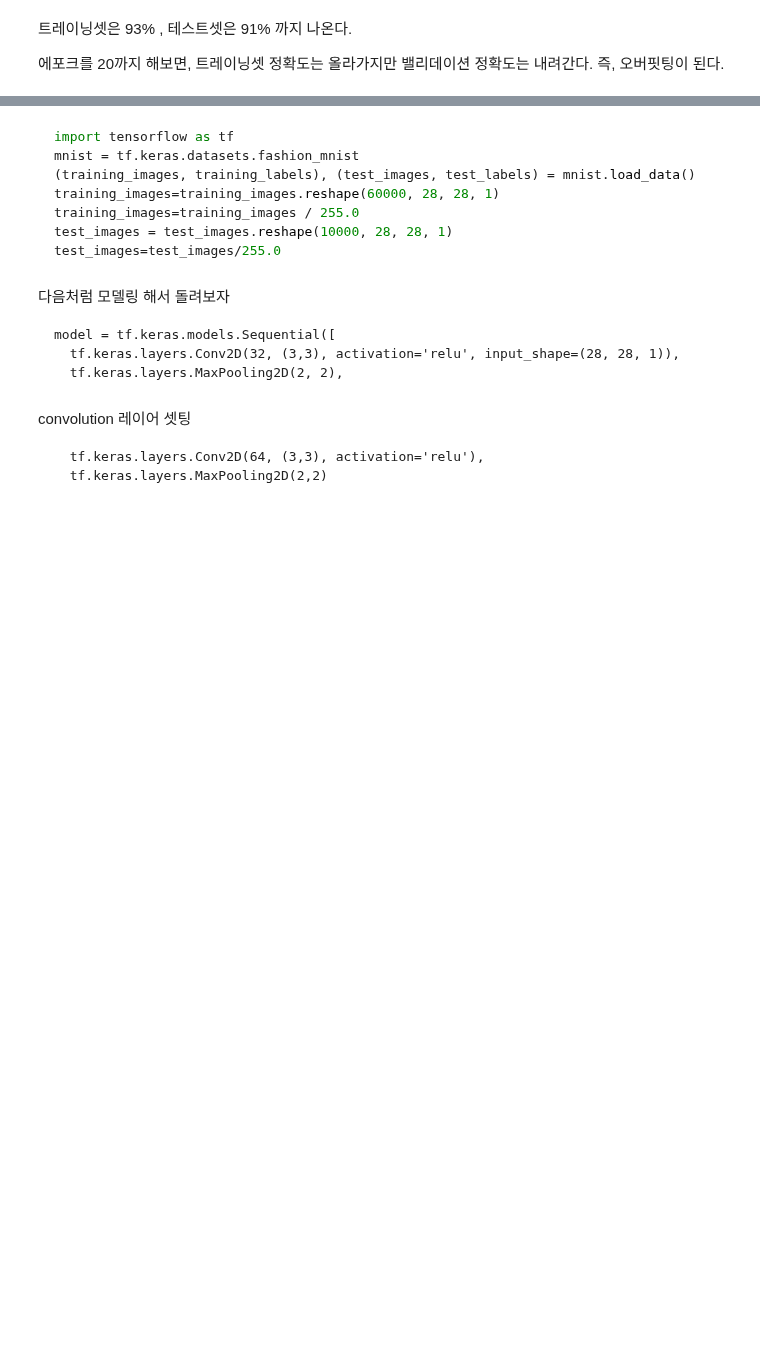
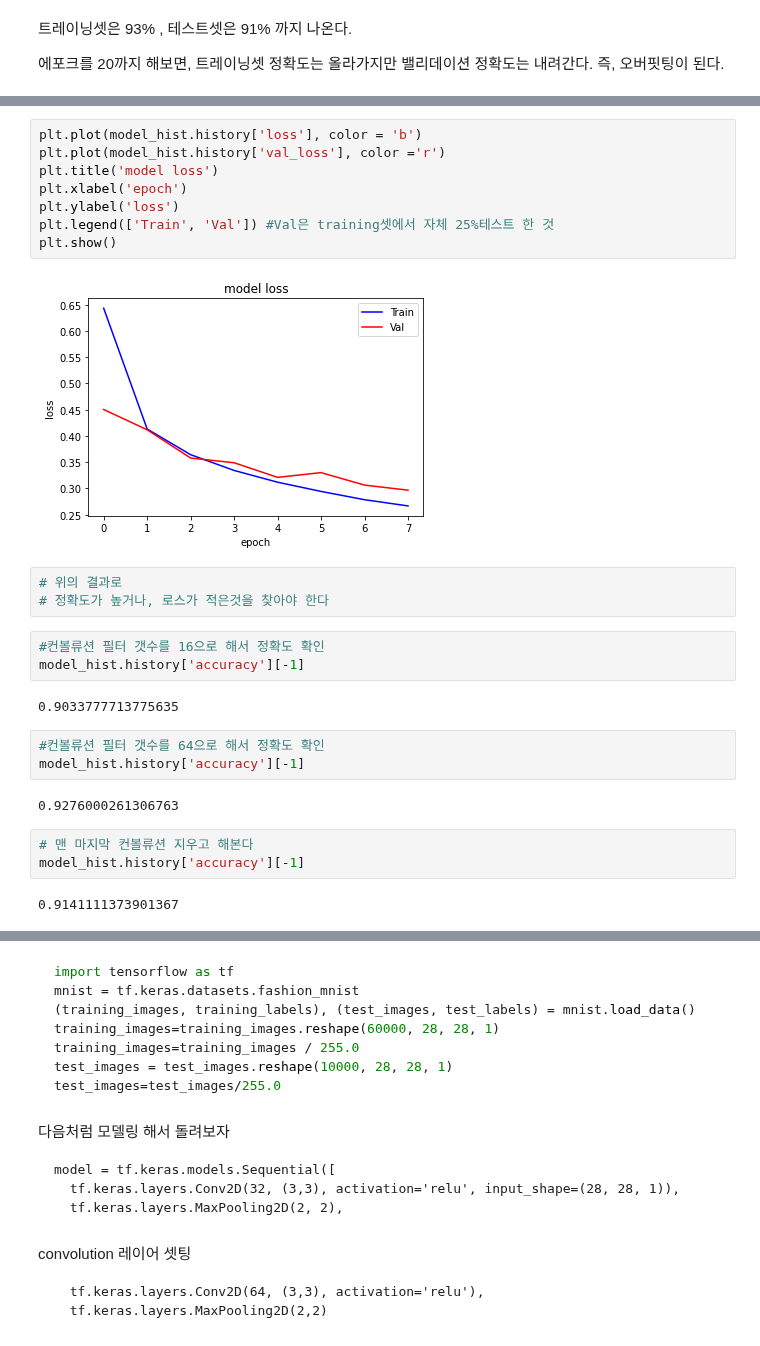
Before and after one commit to terrificmn/codingClass, a Jupyter notebook: data-vision-school/day14/25_강의_Convolution.ipynb, the cells around one changed output, grey strips where cells are left out. Saved outputs shown, nothing was run; the diff lists cells and outputs as text; blank space fills up the shorter version.

```diff
--- a/data-vision-school/day14/25_강의_Convolution.ipynb
+++ b/data-vision-school/day14/25_강의_Convolution.ipynb
@@ -211,0 +282,28 @@ test_loss, test_accuracy = model.evaluate(X_test, y_test)
+# %%
+plt.plot(model_hist.history['loss'], color = 'b')
+plt.plot(model_hist.history['val_loss'], color ='r')
+plt.title('model loss')
+plt.xlabel('epoch')
+plt.ylabel('loss')
+plt.legend(['Train', 'Val']) #Val은 training셋에서 자체 25%테스트 한 것
+plt.show()
+# %% [output]
+[figure, added]
+# %%
+# 위의 결과로
+# 정확도가 높거나, 로스가 적은것을 찾아야 한다
+# %%
+#컨볼류션 필터 갯수를 16으로 해서 정확도 확인
+model_hist.history['accuracy'][-1]
+# %% [output]
+0.9033777713775635
+# %%
+#컨볼류션 필터 갯수를 64으로 해서 정확도 확인
+model_hist.history['accuracy'][-1]
+# %% [output]
+0.9276000261306763
+# %%
+# 맨 마지막 컨볼류션 지우고 해본다
+model_hist.history['accuracy'][-1]
+# %% [output]
+0.9141111373901367
```
Also changed, not shown: parts of 25 cells of this notebook, 2 other files.
